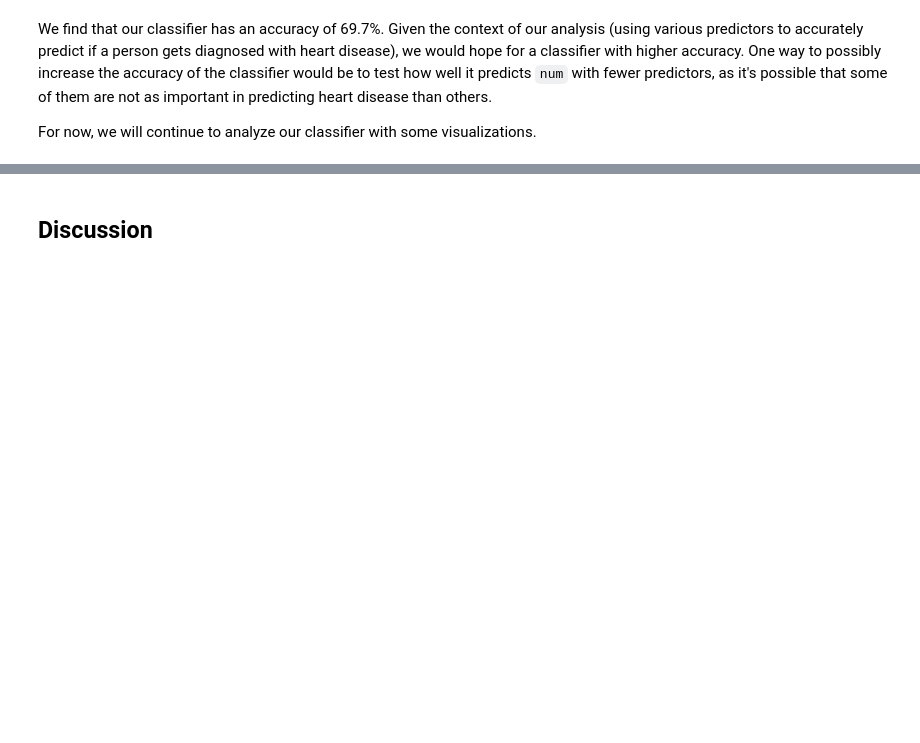
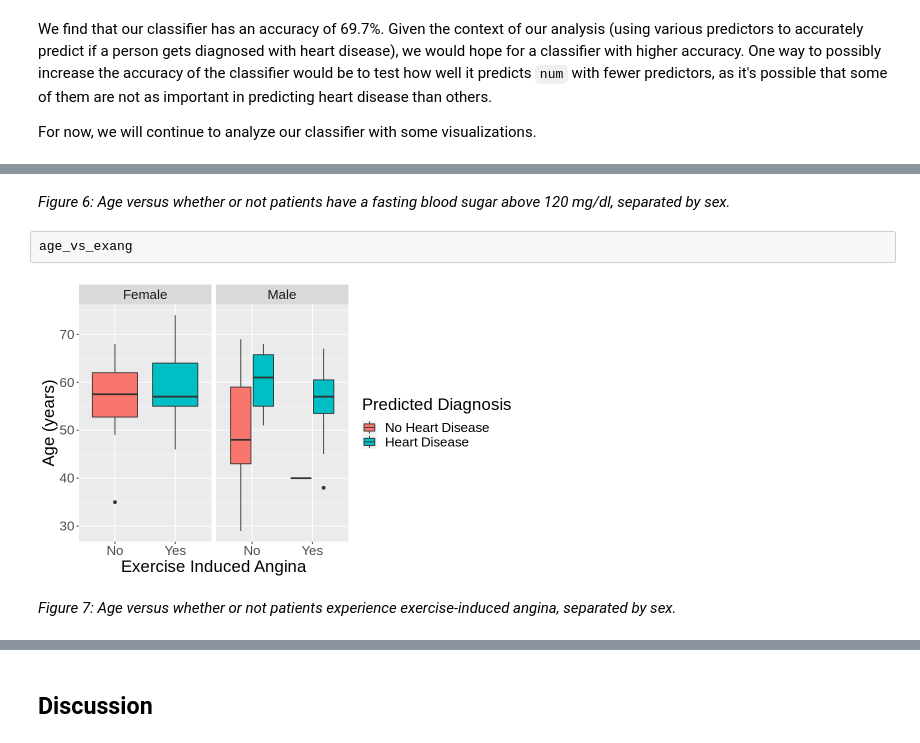
Before and after one commit to Stephanie-Ta/dsci-100-group-project, a Jupyter notebook: Final Report.ipynb, the cells around one changed output, grey strips where cells are left out. Drawn from its saved outputs; the diff is of its cells as text; blank space fills up the shorter version.

```diff
--- a/Final Report.ipynb
+++ b/Final Report.ipynb
@@ -321,0 +362,8 @@ plot_grid(age_vs_trestbps_sex, age_vs_chol_sex, age_vs_fbs, age_vs_exang)
+# %% [markdown]
+*Figure 6: Age versus whether or not patients have a fasting blood sugar above 120 mg/dl, separated by sex.*
+# %%
+age_vs_exang
+# %% [output]
+[figure, added]
+# %% [markdown]
+*Figure 7: Age versus whether or not patients experience exercise-induced angina, separated by sex.*
```
Also changed, not shown: parts of 29 cells of this notebook.
